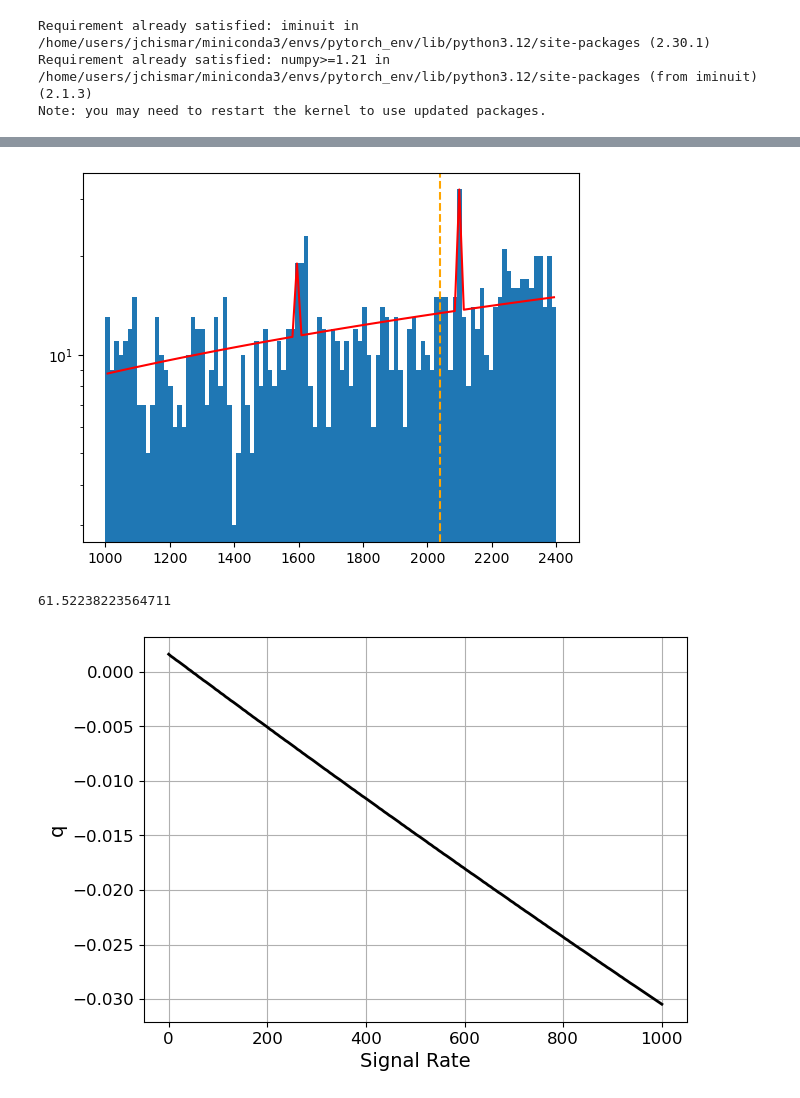
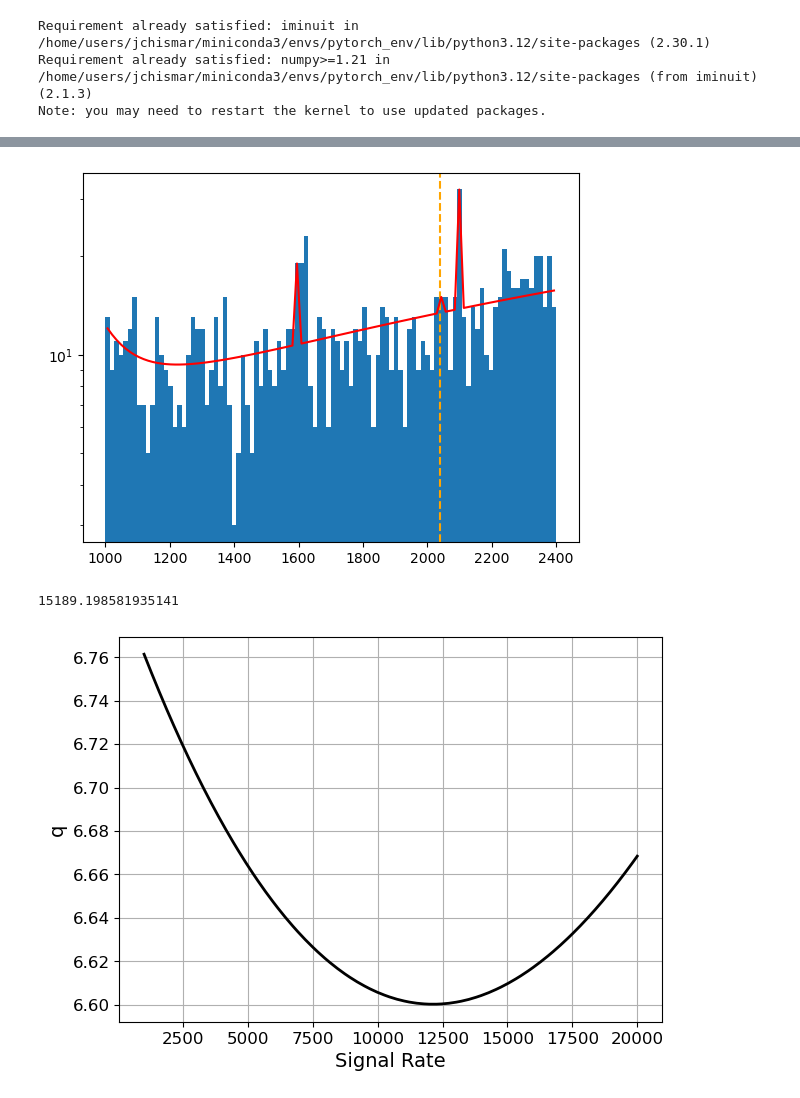
Before and after one commit to Brainz22/DSC291, a Jupyter notebook: finalProject_nb.ipynb, the cells around one changed output, grey strips where cells are left out. Saved outputs shown, nothing was run; the diff lists cells and outputs as text; code cells hidden in the pictures.

```diff
--- a/finalProject_nb.ipynb
+++ b/finalProject_nb.ipynb
@@ -263,7 +263,7 @@ plt.show()
 # %% [markdown]
 Step 5: PDF for detectors (are they all the same?)
 # %%
-def detectorA_pdf(x, A, B, C, D):
+def detectorA_pdf(x, A, B, C, D, F):
     E0 = 1592
     sigma = 1 #ADJST THIS AS NEEDED
     peak = A*stats.norm.pdf(x, loc=E0, scale=sigma)
@@ -272,9 +272,10 @@ def detectorA_pdf(x, A, B, C, D):
 
     # bkg = B*np.ones(len(x)) #ADJUST HEIGHT AS NEEDED
     bkg = B*x + C
-    # bkg2 = (1-A)*np.exp(-x/D)
+    bkg2 = F*np.exp(-x/D)
+    # bkg2 = F*x*x
 
-    return peak+bkg +bkg_peak
+    return peak+bkg +bkg_peak+bkg2
 # %% [markdown]
 Step 6: Perform the fit
 # %%
@@ -286,11 +287,11 @@ Note: you may need to restart the kernel to use updated packages.
 # %%
 from iminuit import Minuit
 # %%
-def fit_function(x, thetaC, thetaNLDBD, A1, A2, A3, B1, B2, B3, C1, C2, C3, D1, D2, D3):
+def fit_function(x, thetaC, thetaNLDBD, A1, A2, A3, B1, B2, B3, C1, C2, C3, D1, D2, D3, F1, F2, F3):
     thetaA = 1350 #where does uncertainty come in
     thetaB = 770 #where does uncertainty come in
 
-    return thetaA*detectorA_pdf(x, A1, B1, C1, D1) + thetaB*detectorA_pdf(x, A2, B2, C2, D2) + thetaC*detectorA_pdf(x, A3, B3, C3, D3) + thetaNLDBD*nldbd_pdf(x)
+    return thetaA*detectorA_pdf(x, A1, B1, C1, D1, F1) + thetaB*detectorA_pdf(x, A2, B2, C2, D2, F2) + thetaC*detectorA_pdf(x, A3, B3, C3, D3, F3) + thetaNLDBD*nldbd_pdf(x)
 # %%
 n_bins=100
 # counts, bin_edges = np.histogram(data_Target_with_cut['energy'], bins=n_bins)
@@ -299,15 +300,15 @@ counts, bin_edges = np.histogram(data_Target_with_cut['energy'], bins=n_bins, ra
 bin_width = (bin_edges[-1] - bin_edges[0]) / n_bins
 bin_centers = 0.5 * (bin_edges[1:] + bin_edges[:-1])
 
-def chi2(thetaC, thetaNLDBD, A1, A2, A3, B1, B2, B3, C1, C2, C3, D1, D2, D3):
-    expected = fit_function(bin_centers, thetaC, thetaNLDBD, A1, A2, A3, B1, B2, B3, C1, C2, C3, D1, D2, D3)
+def chi2(thetaC, thetaNLDBD, A1, A2, A3, B1, B2, B3, C1, C2, C3, D1, D2, D3, F1, F2, F3):
+    expected = fit_function(bin_centers, thetaC, thetaNLDBD, A1, A2, A3, B1, B2, B3, C1, C2, C3, D1, D2, D3, F1, F2, F3)
     actual = counts
     chi2_value = np.sum(((actual - expected) ** 2) / expected)
     return chi2_value
 
 
-minuit = Minuit(chi2, thetaC=1, thetaNLDBD=1, A1=1, A2=1, A3=1, B1=1, B2=1, B3=1, C1=1, C2=1, C3=1, D1=1, D2=1, D3=1)
-minuit.limits = [(0, None), (0, None), (0, None), (0, None), (0, None), (0, None), (0, None), (0, None),(0, None), (0, None), (0, None), (0, None), (0, None), (0, None)]
+minuit = Minuit(chi2, thetaC=1, thetaNLDBD=1, A1=1, A2=1, A3=1, B1=1, B2=1, B3=1, C1=1, C2=1, C3=1, D1=1, D2=1, D3=1, F1=1, F2=1, F3=1)
+minuit.limits = [(0, None)] * 17
 
 minuit.migrad()  # Minimization
 
@@ -320,14 +321,17 @@ best_fit_A1 = minuit.values["A1"]
 best_fit_B1 = minuit.values["B1"]
 best_fit_C1 = minuit.values["C1"]
 best_fit_D1 = minuit.values["D1"]
+best_fit_F1 = minuit.values["F1"]
 best_fit_A2 = minuit.values["A2"]
 best_fit_B2 = minuit.values["B2"]
 best_fit_C2 = minuit.values["C2"]
 best_fit_D2 = minuit.values["D2"]
+best_fit_F2 = minuit.values["F2"]
 best_fit_A3 = minuit.values["A3"]
 best_fit_B3 = minuit.values["B3"]
 best_fit_C3 = minuit.values["C3"]
 best_fit_D3 = minuit.values["D3"]
+best_fit_F3 = minuit.values["F3"]
 # print(f"Best-fit thetaA: {best_fit_thetaA:.2f}")
 # print(f"Best-fit thetaB: {best_fit_thetaB:.2f}")
 print(f"Best-fit thetaC: {best_fit_thetaC:.2f}")
@@ -336,14 +340,17 @@ print(f"Best-fit A1: {best_fit_A1:.2f}")
 print(f"Best-fit B1: {best_fit_B1:.2f}")
 print(f"Best-fit C1: {best_fit_C1:.2f}")
 print(f"Best-fit D1: {best_fit_D1:.2f}")
+print(f"Best-fit F1: {best_fit_F1:.2f}")
 print(f"Best-fit A2: {best_fit_A2:.2f}")
 print(f"Best-fit B2: {best_fit_B2:.2f}")
 print(f"Best-fit C2: {best_fit_C2:.2f}")
 print(f"Best-fit D2: {best_fit_D2:.2f}")
+print(f"Best-fit F2: {best_fit_F2:.2f}")
 print(f"Best-fit A3: {best_fit_A3:.2f}")
 print(f"Best-fit B3: {best_fit_B3:.2f}")
 print(f"Best-fit C3: {best_fit_C3:.2f}")
 print(f"Best-fit D3: {best_fit_D3:.2f}")
+print(f"Best-fit F3: {best_fit_F3:.2f}")
 
 # Print the best-fit chi-square value
 chi2_min = minuit.fval
@@ -368,44 +378,43 @@ Best-fit chi-square: 98.98
 # %%
 
 plt.axvline(x=2039, color="orange", linestyle="dashed")
-plt.plot(bin_centers, fit_function(bin_centers, best_fit_thetaC, best_fit_thetaNLDBD, best_fit_A1, best_fit_A2, best_fit_A3, best_fit_B1, best_fit_B2, best_fit_B3, best_fit_C1, best_fit_C2, best_fit_C3, best_fit_D1, best_fit_D2, best_fit_D3), color='red')
+plt.plot(bin_centers, fit_function(bin_centers, best_fit_thetaC, best_fit_thetaNLDBD, best_fit_A1, best_fit_A2, best_fit_A3, best_fit_B1, best_fit_B2, best_fit_B3, best_fit_C1, best_fit_C2, best_fit_C3, best_fit_D1, best_fit_D2, best_fit_D3, best_fit_F1, best_fit_F2, best_fit_F3), color='red')
 plt.bar(bin_centers, counts, width=bin_width)
 
 plt.yscale('log')
 plt.show()
 # %% [output]
-[figure, old version]
+[figure, new version]
 # %%
 m=best_fit_thetaNLDBD/cut_eff #number of NLDBD
 print(m)
 # %% [output]
-61.52238223564711
+15189.198581935141
 # %%
-thetaNLDBD_scan = np.linspace(0, 1000, 200)  # Test range of signal strengths
+thetaNLDBD_scan = np.linspace(1000, 20000, 200)  # Test range of signal strengths
 q_values = []
 
 for theta in thetaNLDBD_scan:
-    # Implement your code below (replace "..." to your code)
-    # Perform a minimization for each fixed S_scan
-    # Hint: try Minuit(lambda B_fit: ... ) for a minuit fit with a fixed S_fit parameter
-    m_fixed = Minuit(lambda thetaC, A1, A2, A3, B1, B2, B3, C1, C2, C3, D1, D2, D3: chi2(thetaC, theta, A1, A2, A3, B1, B2, B3, C1, C2, C3, D1, D2, D3), thetaC=1, A1=1, A2=1, A3=1, B1=1, B2=1, B3=1, C1=1, C2=1, C3=1, D1=1, D2=1, D3=1)
-    m_fixed.limits = [(0, None), (0, None), (0, None), (0, None), (0, None), (0, None), (0, None),(0, None), (0, None), (0, None), (0, None), (0, None), (0, None)]
+    m_fixed = Minuit(lambda thetaC, A1, A2, A3, B1, B2, B3, C1, C2, C3, D1, D2, D3, F1, F2, F3: chi2(thetaC, theta, A1, A2, A3, B1, B2, B3, C1, C2, C3, D1, D2, D3, F1, F2, F3), thetaC=1, A1=1, A2=1, A3=1, B1=1, B2=1, B3=1, C1=1, C2=1, C3=1, D1=1, D2=1, D3=1, F1=1, F2=1, F3=1)
+    m_fixed.limits = [(0, None)] * 16
     m_fixed.migrad()
+    if not m_fixed.valid:
+        print(f"Warning: Fit failed for theta = {theta}")
     chi2_fixed = m_fixed.fval
     # print(chi2_fixed)
 
     # Calculate q for this signal rate
     q = chi2_fixed-chi2_min
     q_values.append(q)
 
 # Plot q vs. signal rate
 plt.figure(figsize=(7, 5))
 plt.plot(thetaNLDBD_scan, q_values, color='black', linewidth=2)
 plt.xticks(fontsize=12)
 plt.yticks(fontsize=12)
 plt.xlabel("Signal Rate", fontsize=14)
 plt.ylabel("q", fontsize=14)
 plt.grid()
 plt.show()
 # %% [output]
-[figure, old version]
+[figure, new version]
```
Also changed, not shown: parts of 1 cell of this notebook.
